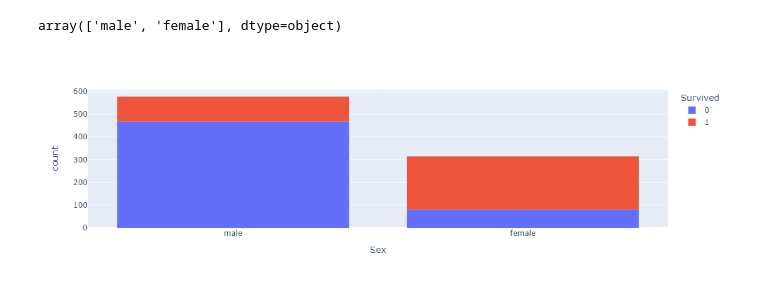
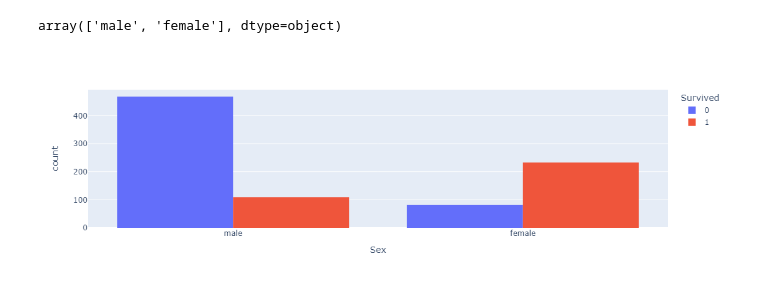
Before and after one commit to chloea31/machine_learning, a Jupyter notebook: notebooks/titanic.ipynb, the cells around one changed output. Saved outputs shown, nothing was run; the diff lists cells and outputs as text; code cells hidden in the pictures.

Commit message:
add new version of the histogram with barmode

```diff
--- a/notebooks/titanic.ipynb
+++ b/notebooks/titanic.ipynb
@@ -86,7 +87,7 @@ train["Sex"].unique()
 # %% [output]
 array(['male', 'female'], dtype=object)
 # %%
-fig = px.histogram(train, x = "Sex", color = "Survived")
+fig = px.histogram(train, x = "Sex", color = "Survived", barmode = "group")
 fig.show()
 # %% [output]
-[figure, old version]
+[figure, new version]
```
Also changed, not shown: parts of 1 cell of this notebook.
